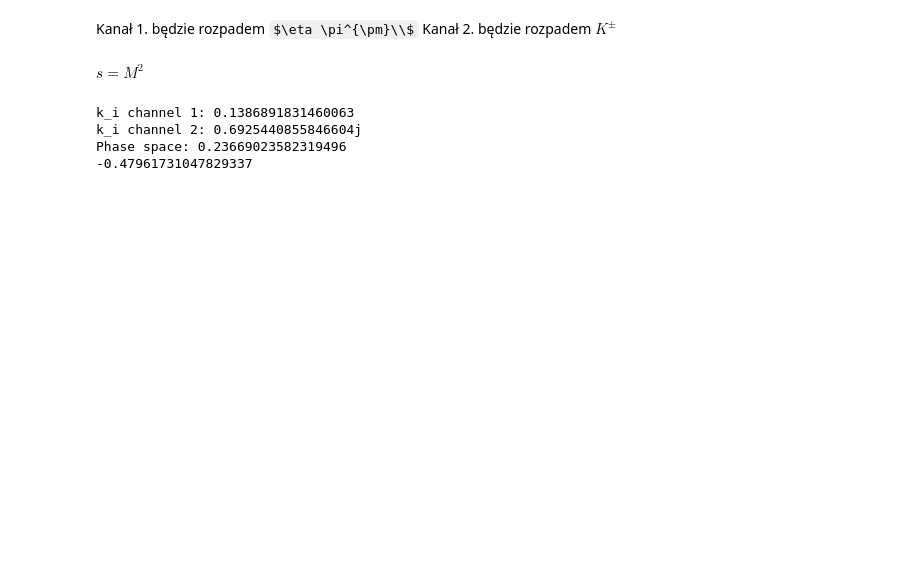
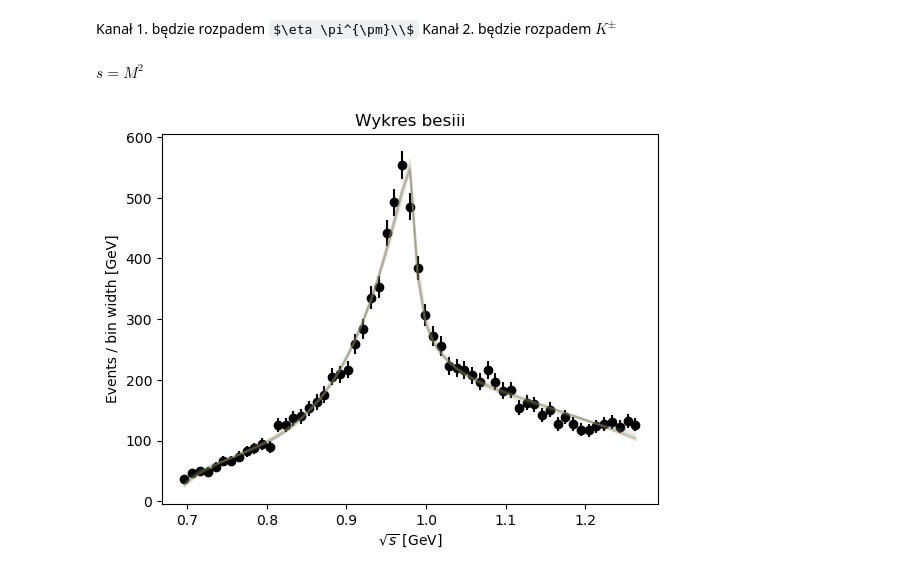
Before and after one commit to szczun/studia, a Jupyter notebook: fit-python/a0980-line-fit.ipynb, the cells around one changed output. Drawn from its saved outputs; the diff is of its cells as text; code cells hidden in the pictures; some formulas as TeX source; blank space fills up the shorter version.

```diff
--- a/fit-python/a0980-line-fit.ipynb
+++ b/fit-python/a0980-line-fit.ipynb
@@ -10 +37,10 @@ Kanał 2. będzie rozpadem $K^{\pm}$
+# %%
+best_params = (-7.557312339457606,
+ -13.764927717019052,
+ 6.268949878687042,
+ -0.10152576024481179,
+ -0.030018601855952492,
+ -0.016606737825243453,
+ 0.11520046995286704)
+range_width = 0.1
 # %%
@@ -53,11 +190,0 @@ def intensity(M, p0, p1, m11, m22, m12_squared, b0, b1):
-# %%
-test_mass = M_eta_pi[0]  # Pierwsza wartość masy z danych
-print("k_i channel 1:", k_i(1, test_mass))
-print("k_i channel 2:", k_i(2, test_mass))
-print("Phase space:", phaseSpace(test_mass))
-print(test_mass**2 - (2*M_K)**2)
-# %% [output]
-k_i channel 1: 0.1386891831460063
-k_i channel 2: 0.6925440855846604j
-Phase space: 0.23669023582319496
--0.47961731047829337
@@ -63,0 +215,4 @@ Phase space: 0.23669023582319496
+# %%
+params, err = findParams(intensity, param_ranges, 1000, M_eta_pi, events, error, 1.3, costFun, plot_title)
+# %% [output]
+[figure, added]
```
Also changed, not shown: parts of 8 cells of this notebook, 54 other files.
